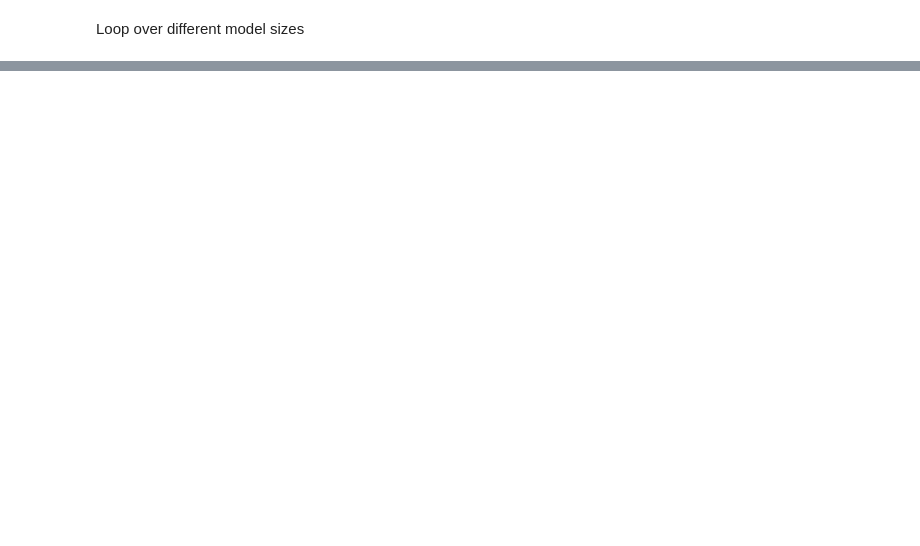
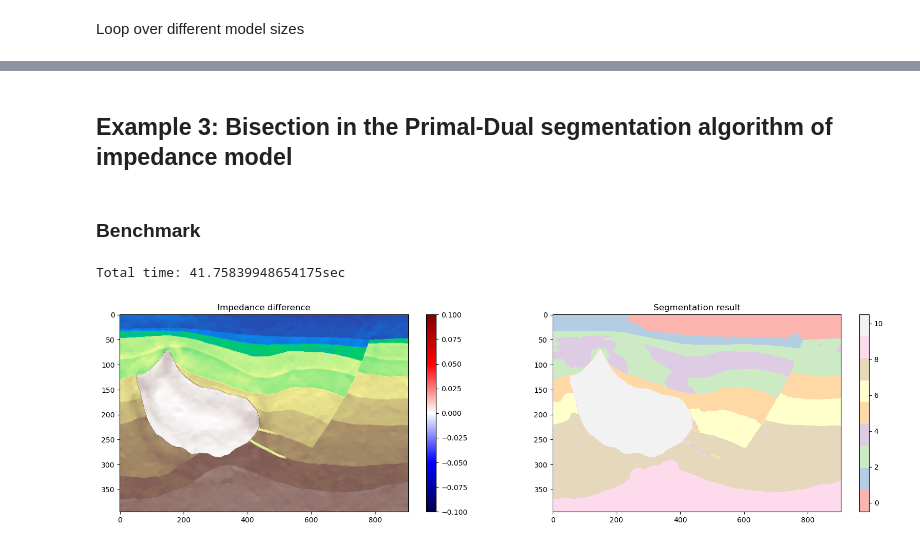
Before and after one commit to DIG-Kaust/HPC_Hackathon_DIG, a Jupyter notebook: Segmentation_examples-final.ipynb, the cells around one changed output, grey strips where cells are left out. Cells and saved outputs as stored; diff of their text form; code cells hidden in the pictures; blank space fills up the shorter version.

```diff
--- a/Segmentation_examples-final.ipynb
+++ b/Segmentation_examples-final.ipynb
@@ -565,0 +329,29 @@ Elapsed time naive: 7 ± 0 ms
+# %% [markdown]
+## Example 3: Bisection in the Primal-Dual segmentation algorithm of impedance model
+# %% [markdown]
+### Benchmark
+# %%
+allcl = np.unique(m_true)
+nclmin = 3000  #10000
+cl = np.array(list(filter(lambda x: np.count_nonzero(m_true.ravel() == x) > nclmin, allcl)))
+ncl = len(cl)
+
+start = time.time()
+segpd, segpd_classes = Segment(m1, cl, 20., 0.2, niter=50, show=False,
+                               kwargs_simplex=dict(engine='numba', maxiter=10, call=False))
+end = time.time()
+print(f'Total time: {end - start}sec')
+
+fig, ax = plt.subplots(1, 2, figsize=(20, 5))
+ax0 = ax[0].imshow(m1, vmin=vmin, vmax=vmax, cmap='terrain')
+ax[0].axis('tight');
+ax[0].set_title('Impedance difference')
+im1 = ax[1].imshow(segpd_classes, cmap='Pastel1', vmin=-0.5, vmax=ncl - 0.5, )
+ax[1].axis('tight');
+ax[1].set_title('Segmentation result')
+fig.colorbar(im0, ax=ax[0], orientation='vertical')
+fig.colorbar(im1, ax=ax[1], orientation='vertical')
+plt.show()
+# %% [output]
+Total time: 41.75839948654175sec
+[figure, added]
```
Also changed, not shown: parts of 65 cells of this notebook, 7 other files.
